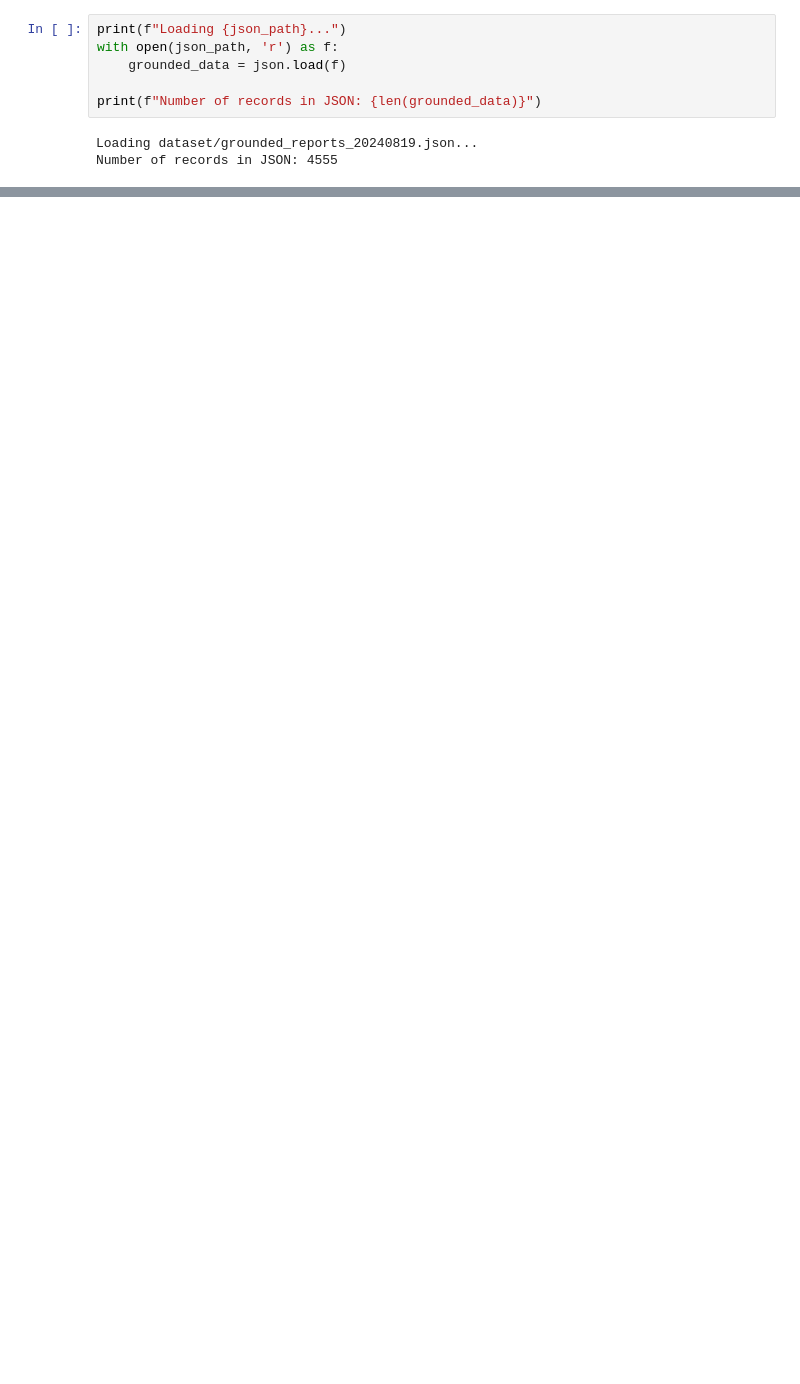
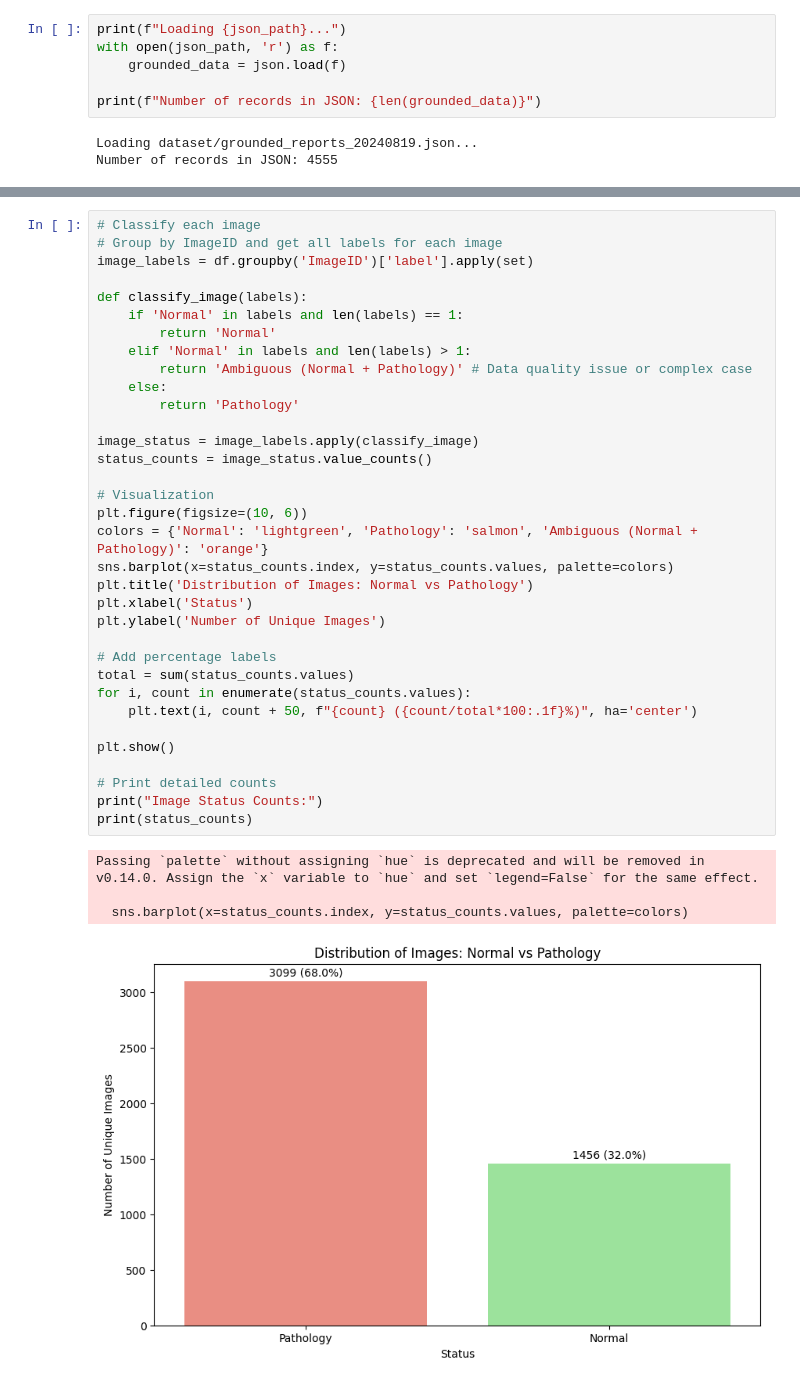
Before and after one commit to furkan-uzmez/PadChest-GR, a Jupyter notebook: analysis.ipynb, the cells around one changed output, grey strips where cells are left out. Drawn from its saved outputs; the diff is of its cells as text; blank space fills up the shorter version.

```diff
--- a/analysis.ipynb
+++ b/analysis.ipynb
@@ -93,0 +380,39 @@ Join analysis or further exploration can be done here.
+# %%
+# Classify each image
+# Group by ImageID and get all labels for each image
+image_labels = df.groupby('ImageID')['label'].apply(set)
+
+def classify_image(labels):
+    if 'Normal' in labels and len(labels) == 1:
+        return 'Normal'
+    elif 'Normal' in labels and len(labels) > 1:
+        return 'Ambiguous (Normal + Pathology)' # Data quality issue or complex case
+    else:
+        return 'Pathology'
+
+image_status = image_labels.apply(classify_image)
+status_counts = image_status.value_counts()
+
+# Visualization
+plt.figure(figsize=(10, 6))
+colors = {'Normal': 'lightgreen', 'Pathology': 'salmon', 'Ambiguous (Normal + Pathology)': 'orange'}
+sns.barplot(x=status_counts.index, y=status_counts.values, palette=colors)
+plt.title('Distribution of Images: Normal vs Pathology')
+plt.xlabel('Status')
+plt.ylabel('Number of Unique Images')
+
+# Add percentage labels
+total = sum(status_counts.values)
+for i, count in enumerate(status_counts.values):
+    plt.text(i, count + 50, f"{count} ({count/total*100:.1f}%)", ha='center')
+
+plt.show()
+
+# Print detailed counts
+print("Image Status Counts:")
+print(status_counts)
+# %% [output]
+Passing `palette` without assigning `hue` is deprecated and will be removed in v0.14.0. Assign the `x` variable to `hue` and set `legend=False` for the same effect.
+
+  sns.barplot(x=status_counts.index, y=status_counts.values, palette=colors)
+[figure, added]
```
Also changed, not shown: parts of 22 cells of this notebook, 3 other files.
